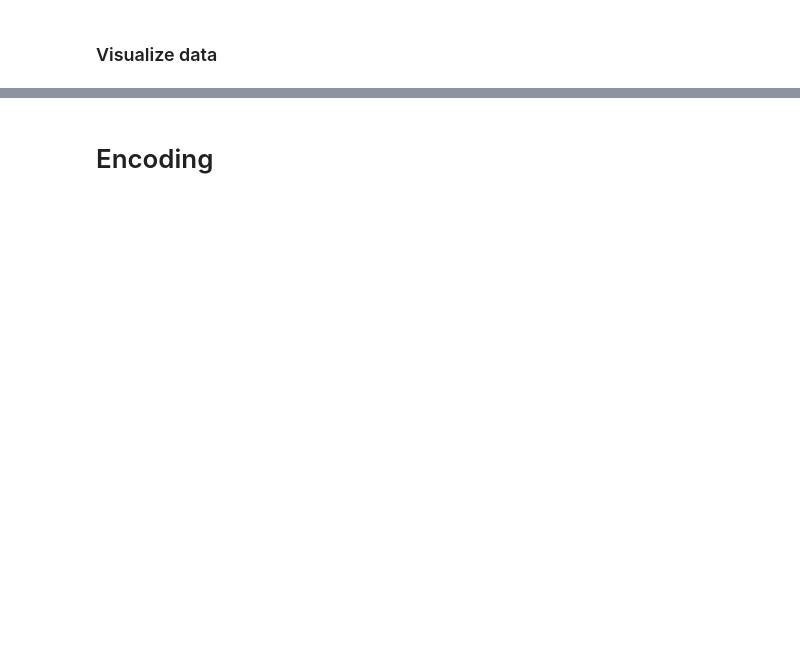
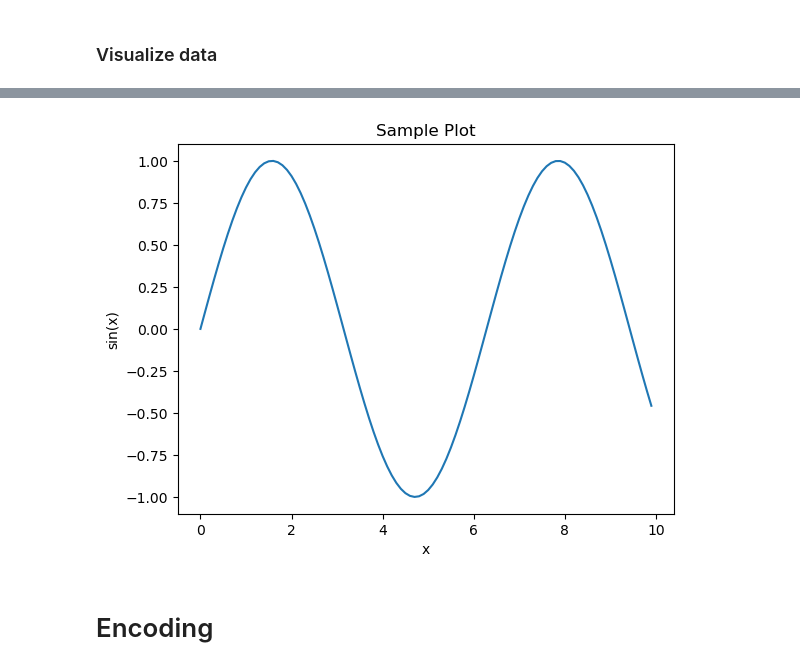
Before and after one commit to Dulanjana9914/ML-Assignment1, a Jupyter notebook: Used SUV Price Prediction in Sri Lanka.ipynb, the cells around one changed output, grey strips where cells are left out. Saved outputs shown, nothing was run; the diff lists cells and outputs as text; code cells hidden in the pictures; blank space fills up the shorter version.

```diff
--- a/Used SUV Price Prediction in Sri Lanka.ipynb
+++ b/Used SUV Price Prediction in Sri Lanka.ipynb
@@ -254,3 +444,20 @@ plt.show()
+# %%
+import numpy as np
+
+# Generate some sample data
+x = np.arange(0, 10, 0.1)
+y = np.sin(x)
+
+# Create a plot with labeled axes and a title
+plt.plot(x, y)
+plt.xlabel('x')
+plt.ylabel('sin(x)')
+plt.title('Sample Plot')
+
+# Display the plot
+plt.show()
+# %% [output]
+[figure, added]
 # %% [markdown]
 # Encoding
 # %%
```
Also changed, not shown: parts of 36 cells of this notebook.
